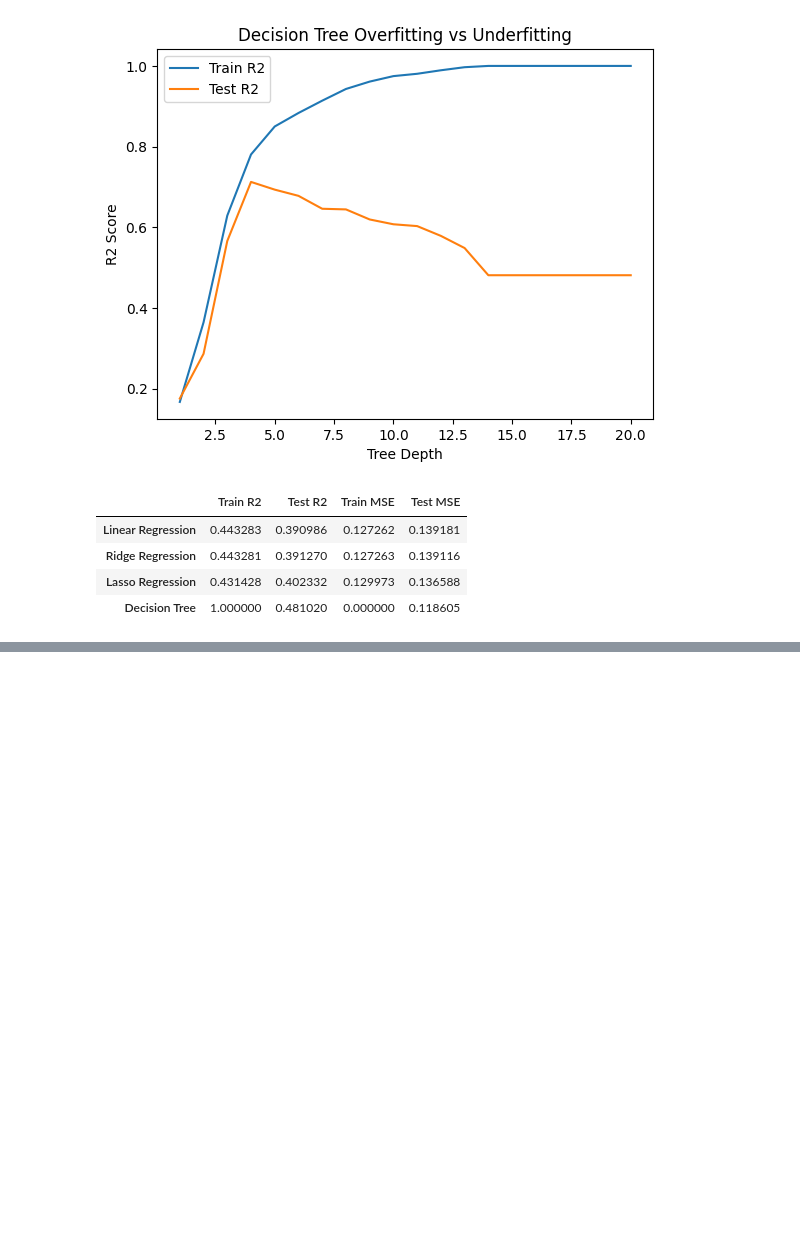
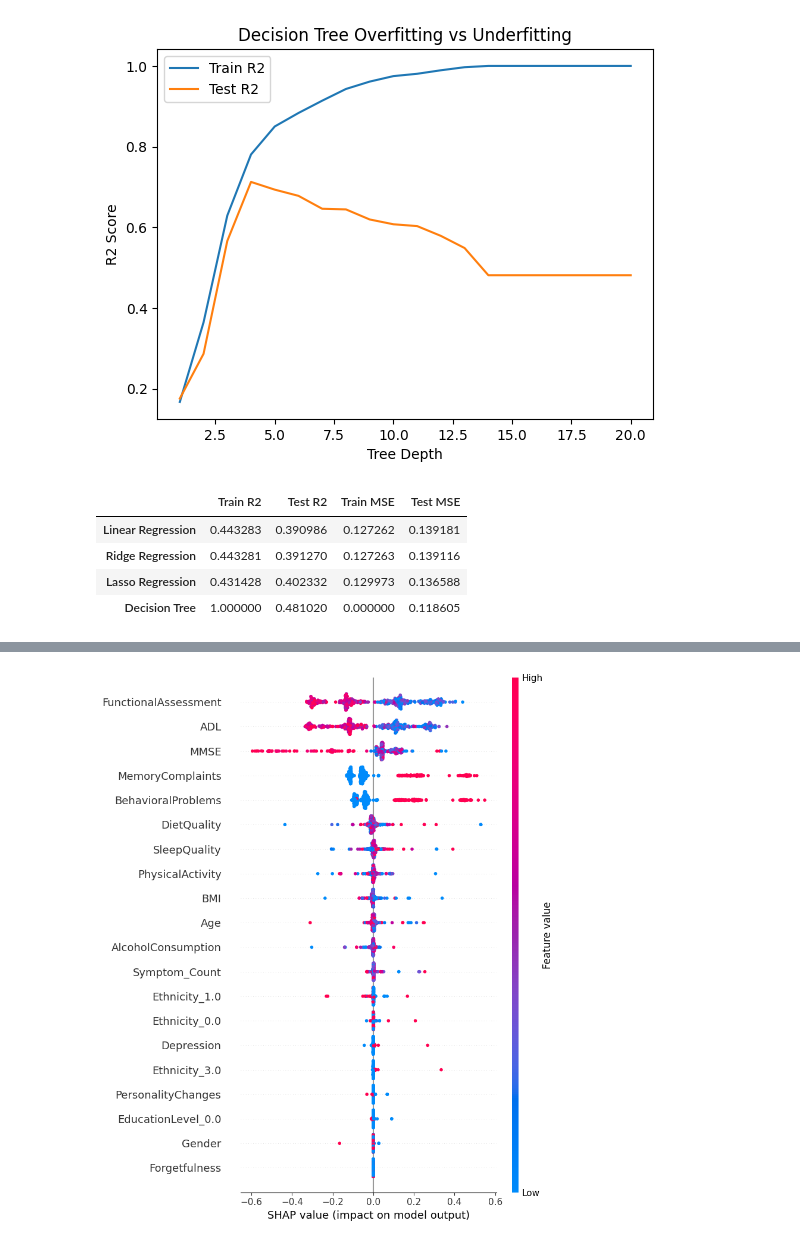
Before and after one commit to sanodyaJinadasa/alzheimers-ml-detection-model, a Jupyter notebook: analyz.ipynb, the cells around one changed output, grey strips where cells are left out. Drawn from its saved outputs; the diff is of its cells as text; code cells hidden in the pictures; blank space fills up the shorter version.

```diff
--- a/analyz.ipynb
+++ b/analyz.ipynb
@@ -474,0 +495,10 @@ comparison_df
+# %%
+explainer = shap.TreeExplainer(dt)
+
+# Compute SHAP values
+shap_values = explainer(X_test)  # notice no shap_values() method
+
+# For binary classification, use .values[:, :, 1] or .values
+shap.summary_plot(shap_values.values[:, :, 1], X_test)
+# %% [output]
+[figure, added]
```
Also changed, not shown: parts of 17 cells of this notebook, 1 other file.
